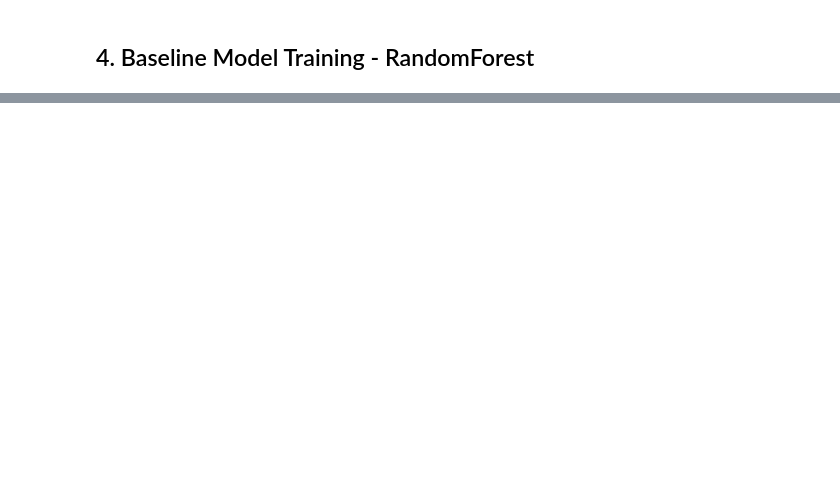
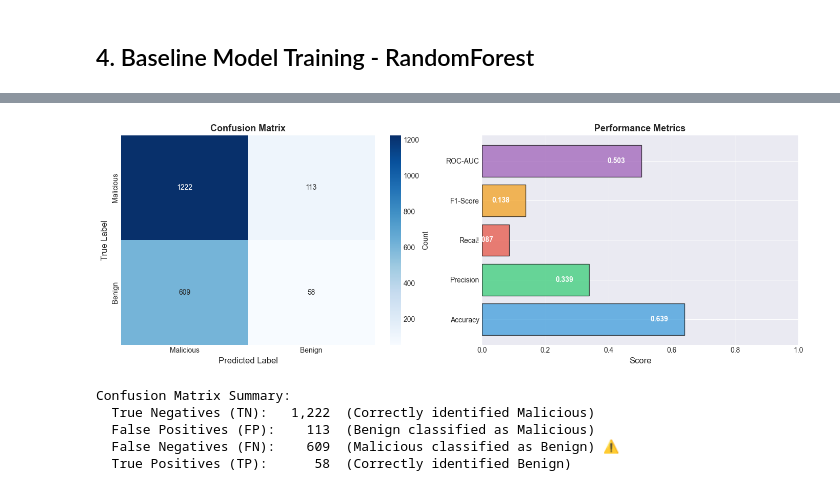
Before and after one commit to Heroic2024/HIDS-Product-Development, a Jupyter notebook: data-processing/HIDS_EDA_Baseline.ipynb, the cells around one changed output, grey strips where cells are left out. Cells and saved outputs as stored; diff of their text form; code cells hidden in the pictures; blank space fills up the shorter version.

Commit message:
Upgradation in the dataset and Initial training
Improved the dataset
EDA of improved dataset
generated a neural network ML model
and project summary till this commit

```diff
--- a/data-processing/HIDS_EDA_Baseline.ipynb
+++ b/data-processing/HIDS_EDA_Baseline.ipynb
@@ -298,0 +456,45 @@ print(classification_report(y_test, y_pred, target_names=['Malicious', 'Benign']
+# %%
+# Confusion Matrix
+cm = confusion_matrix(y_test, y_pred)
+
+fig, axes = plt.subplots(1, 2, figsize=(14, 5))
+
+# Confusion matrix heatmap
+sns.heatmap(cm, annot=True, fmt='d', cmap='Blues', ax=axes[0],
+            xticklabels=['Malicious', 'Benign'],
+            yticklabels=['Malicious', 'Benign'],
+            cbar_kws={'label': 'Count'})
+axes[0].set_ylabel('True Label', fontsize=12)
+axes[0].set_xlabel('Predicted Label', fontsize=12)
+axes[0].set_title('Confusion Matrix', fontsize=13, fontweight='bold')
+
+# Metrics comparison
+metrics = ['Accuracy', 'Precision', 'Recall', 'F1-Score', 'ROC-AUC']
+values = [accuracy, precision, recall, f1, roc_auc]
+colors_bar = ['#3498db', '#2ecc71', '#e74c3c', '#f39c12', '#9b59b6']
+
+axes[1].barh(metrics, values, color=colors_bar, alpha=0.7, edgecolor='black')
+axes[1].set_xlabel('Score', fontsize=12)
+axes[1].set_title('Performance Metrics', fontsize=13, fontweight='bold')
+axes[1].set_xlim(0, 1)
+axes[1].grid(axis='x', alpha=0.3)
+
+for i, v in enumerate(values):
+    axes[1].text(v - 0.05, i, f'{v:.3f}', ha='right', va='center',
+                 fontweight='bold', color='white', fontsize=10)
+
+plt.tight_layout()
+plt.show()
+
+print(f"\nConfusion Matrix Summary:")
+print(f"  True Negatives (TN):  {cm[0,0]:6,}  (Correctly identified Malicious)")
+print(f"  False Positives (FP): {cm[0,1]:6,}  (Benign classified as Malicious)")
+print(f"  False Negatives (FN): {cm[1,0]:6,}  (Malicious classified as Benign) ⚠️")
+print(f"  True Positives (TP):  {cm[1,1]:6,}  (Correctly identified Benign)")
+# %% [output]
+[figure, added]
+Confusion Matrix Summary:
+  True Negatives (TN):   1,222  (Correctly identified Malicious)
+  False Positives (FP):    113  (Benign classified as Malicious)
+  False Negatives (FN):    609  (Malicious classified as Benign) ⚠️
+  True Positives (TP):      58  (Correctly identified Benign)
```
Also changed, not shown: parts of 27 cells of this notebook, 19 other files.
